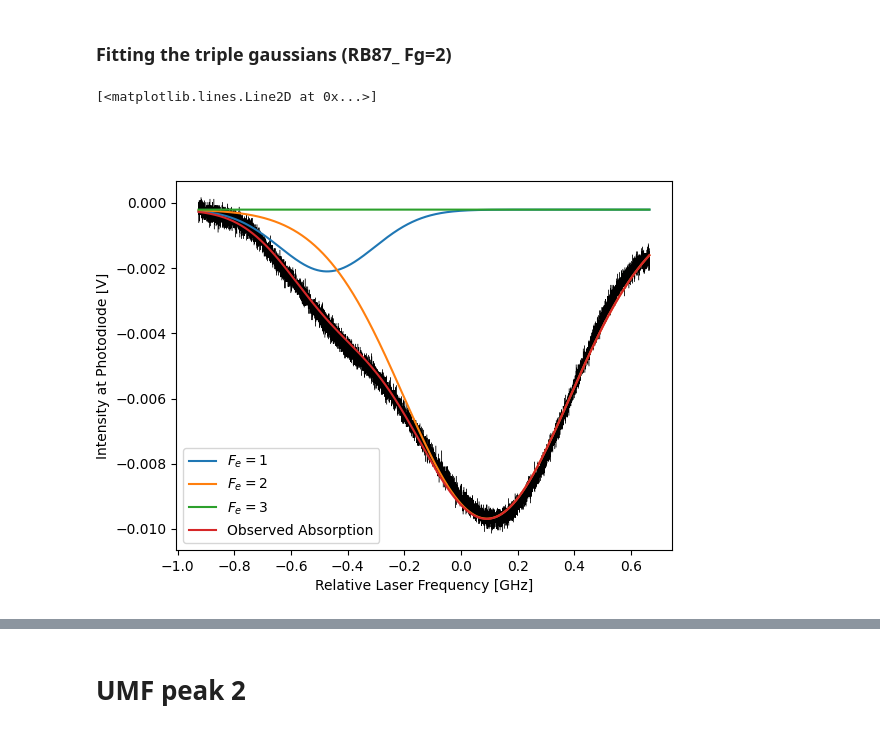
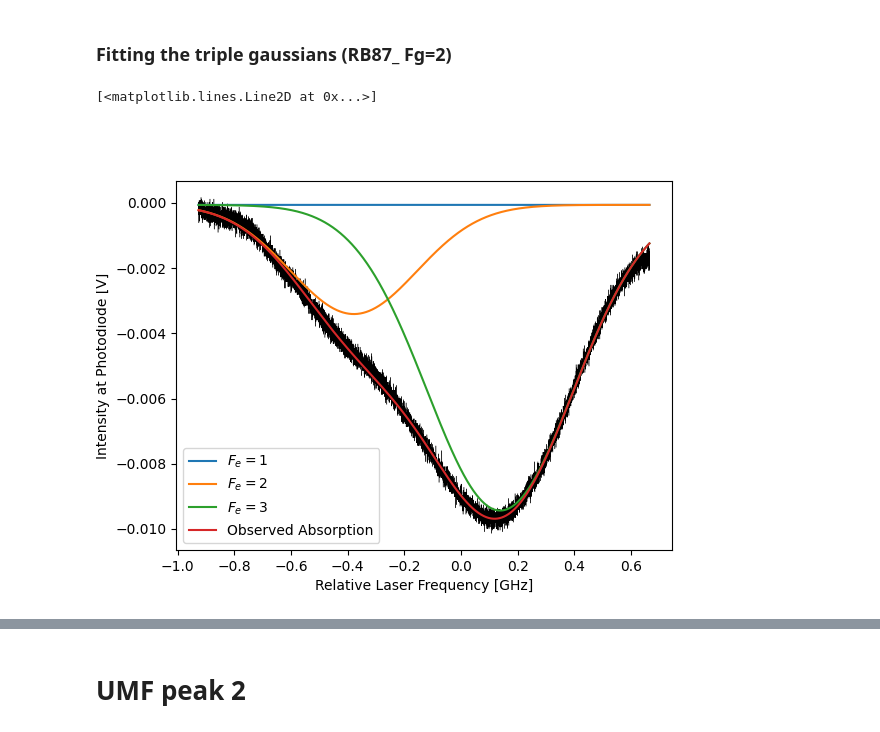
Before and after one commit to benjaminorthner/quantumlab, a Jupyter notebook: rb_spec/rb_spec.ipynb, the cells around one changed output, grey strips where cells are left out. Cells and saved outputs as stored; diff of their text form; code cells hidden in the pictures.

Commit message:
spectrum skew fix

```diff
--- a/rb_spec/rb_spec.ipynb
+++ b/rb_spec/rb_spec.ipynb
@@ -182,7 +187,7 @@ end_trim = 78500
 
 #def line(x, m, c):
 #    return m*x + c
-#ySkewLine = line(xdata, -0.000, -0.001)
+#ySkewLine = line(xdata, -0.0008, -0.001)
 
 xdata = freq[start_trim:-end_trim]
 ydata = c2[start_trim:-end_trim]
@@ -192,33 +197,32 @@ peakIndex = np.where(ydata == min(ydata))[0][0]
 xPeak = xdata[peakIndex]
 
 # define fitting function
 A_ratios = [1, 5, 14]
 A_sum = np.sum(A_ratios)
 def tripleGaussian(x, A, f00, f01, f02, fD0, fD1, fD2, offset):
     sum = - A * A_ratios[0]/A_sum  * np.exp(-4 * np.log(2) * pow((x - f00) / fD0, 2))
     sum += - A * A_ratios[1]/A_sum * np.exp(-4 * np.log(2) * pow((x - f01) / fD1, 2))
     sum += - A * A_ratios[2]/A_sum * np.exp(-4 * np.log(2) * pow((x - f02) / fD2, 2))
 
     return sum + offset
 
-initialguess = 0.013/3, xPeak, xPeak, xPeak, 0.6, 0.6, 0.6, 0.003
+initialguess = 0.07/3, -0.4, -0.3, 0.2, 0.6, 0.6, 0.6, 0.003
 (A, f00, f01, f02, fD0, fD1, fD2, offset), _ = curve_fit(tripleGaussian, xdata, ydata, initialguess)
 yGaussian0 = gaussian(xdata, A * A_ratios[0]/A_sum, f00, fD0, offset)
 yGaussian1 = gaussian(xdata, A * A_ratios[1]/A_sum, f01, fD1, offset)
 yGaussian2 = gaussian(xdata, A * A_ratios[2]/A_sum, f02, fD2, offset)
 plt.plot(xdata, yGaussian0, zorder=100, label=r"$F_e = 1$")
 plt.plot(xdata, yGaussian1, zorder=100, label=r"$F_e = 2$")
 plt.plot(xdata, yGaussian2, zorder=100, label=r"$F_e = 3$")
 plt.plot(xdata, tripleGaussian(xdata, A, f00, f01, f02, fD0, fD1, fD2, offset), zorder=100, label="Observed Absorption")
 
 # fitting and plotting
 
-#def gaussian(vL, A, v0, vD, DC_offset):
 plt.legend()
 plt.ylabel("Intensity at Photodiode [V]")
 plt.xlabel("Relative Laser Frequency [GHz]")
 
 plt.plot(xdata, ydata, linewidth=0.3, c='black')
 # %% [output]
 [<matplotlib.lines.Line2D at 0x...>]
-[figure, old version]
+[figure, new version]
```
Also changed, not shown: parts of 13 cells of this notebook.
